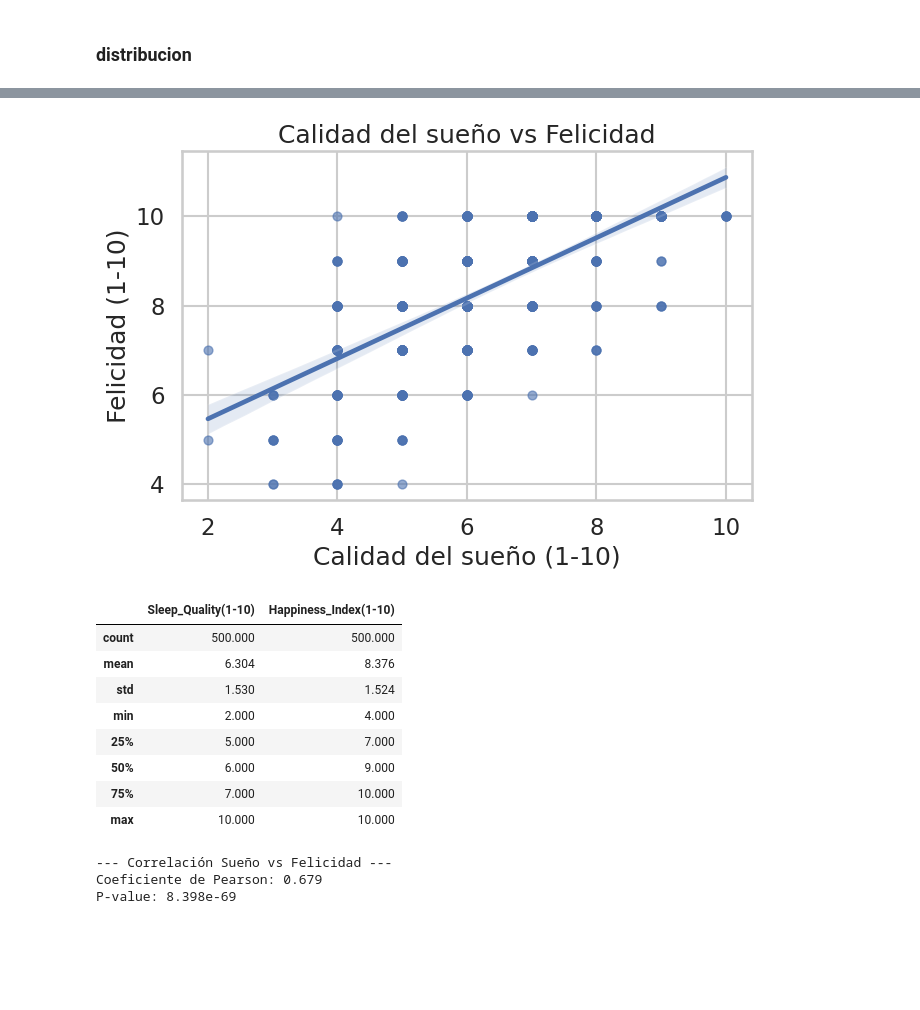
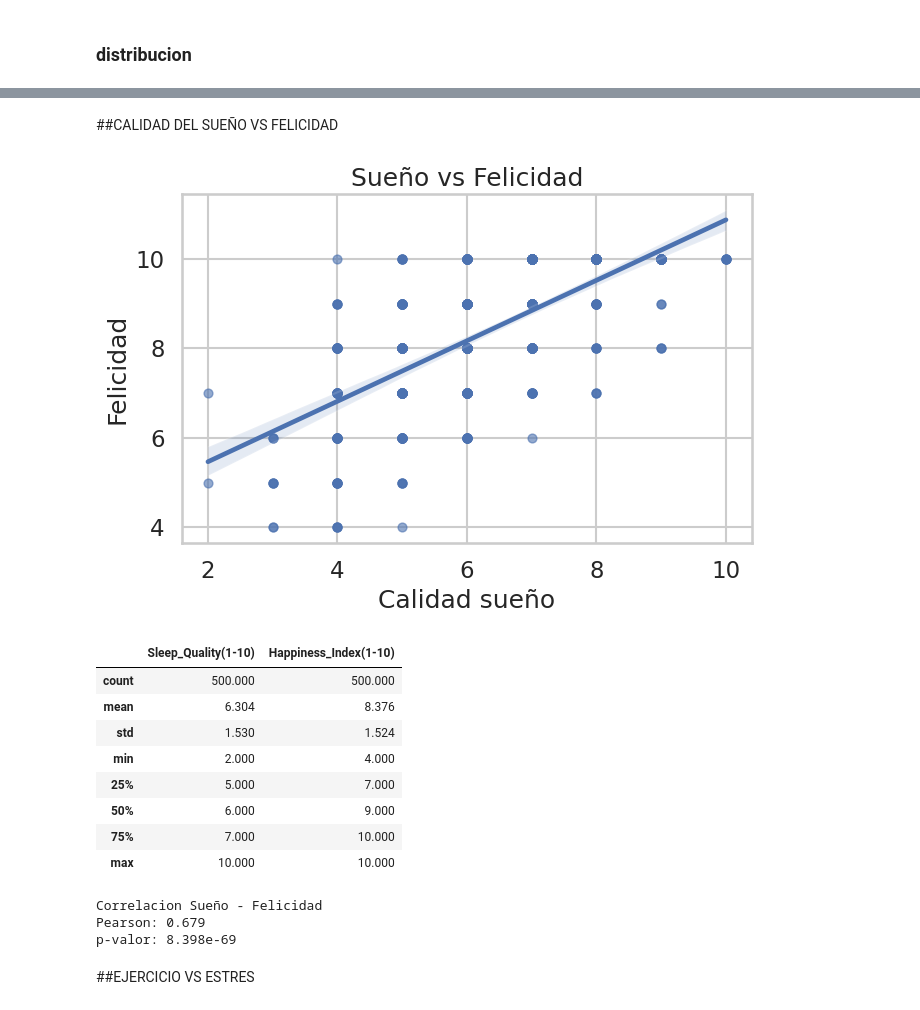
Before and after one commit to Neyder2502/salud-mental-analisis-datos, a Jupyter notebook: notebooks/Julio.ipynb, the cells around one changed output, grey strips where cells are left out. Saved outputs shown, nothing was run; the diff lists cells and outputs as text; code cells hidden in the pictures; blank space fills up the shorter version.

```diff
--- a/notebooks/Julio.ipynb
+++ b/notebooks/Julio.ipynb
@@ -146,31 +145,31 @@ Tabla de frecuencias:
 | 8.0 | 0 | 1 | 14 | 19 | 18 | 11 | 2 | 2 | 0 |
 | 9.0 | 0 | 5 | 9 | 12 | 4 | 6 | 0 | 0 | 0 |
 | 10.0 | 0 | 1 | 1 | 2 | 2 | 0 | 0 | 0 | 0 |
+# %% [markdown]
+##CALIDAD DEL SUEÑO VS FELICIDAD
 # %%
-# === RELACIÓN 2: Calidad del sueño vs Felicidad ===
-
+# relacion sueño y felicidad
 plt.figure(figsize=(7,5))
 sns.regplot(data=df, x="Sleep_Quality(1-10)", y="Happiness_Index(1-10)",
             scatter_kws={"alpha":0.6, "s":40})
-plt.title("Calidad del sueño vs Felicidad")
-plt.xlabel("Calidad del sueño (1-10)")
-plt.ylabel("Felicidad (1-10)")
+plt.title("Sueño vs Felicidad")
+plt.xlabel("Calidad sueño")
+plt.ylabel("Felicidad")
 plt.tight_layout()
 plt.savefig("imgs/sleep_vs_happiness_reg.png", dpi=300)
 plt.show()
 
-# Tabla descriptiva
+# estadisticas basicas
 display(df[["Sleep_Quality(1-10)", "Happiness_Index(1-10)"]].describe().round(3))
 
-# Correlación
+# correlacion
 valid2 = df[["Sleep_Quality(1-10)","Happiness_Index(1-10)"]].dropna()
 corr2, p2 = pearsonr(valid2.iloc[:,0], valid2.iloc[:,1])
-
-print("\n--- Correlación Sueño vs Felicidad ---")
-print(f"Coeficiente de Pearson: {corr2:.3f}")
-print(f"P-value: {p2:.4g}")
+print("\nCorrelacion Sueño - Felicidad")
+print(f"Pearson: {corr2:.3f}")
+print(f"p-valor: {p2:.4g}")
 # %% [output]
-[figure, old version]
+[figure, new version]
 |  | Sleep_Quality(1-10) | Happiness_Index(1-10) |
 | count | 500.000 | 500.000 |
 | mean | 6.304 | 8.376 |
@@ -180,7 +179,9 @@ print(f"P-value: {p2:.4g}")
 | 50% | 6.000 | 9.000 |
 | 75% | 7.000 | 10.000 |
 | max | 10.000 | 10.000 |
---- Correlación Sueño vs Felicidad ---
-Coeficiente de Pearson: 0.679
-P-value: 8.398e-69
+Correlacion Sueño - Felicidad
+Pearson: 0.679
+p-valor: 8.398e-69
+# %% [markdown]
+##EJERCICIO VS ESTRES
 # %%
```
Also changed, not shown: parts of 8 cells of this notebook.
